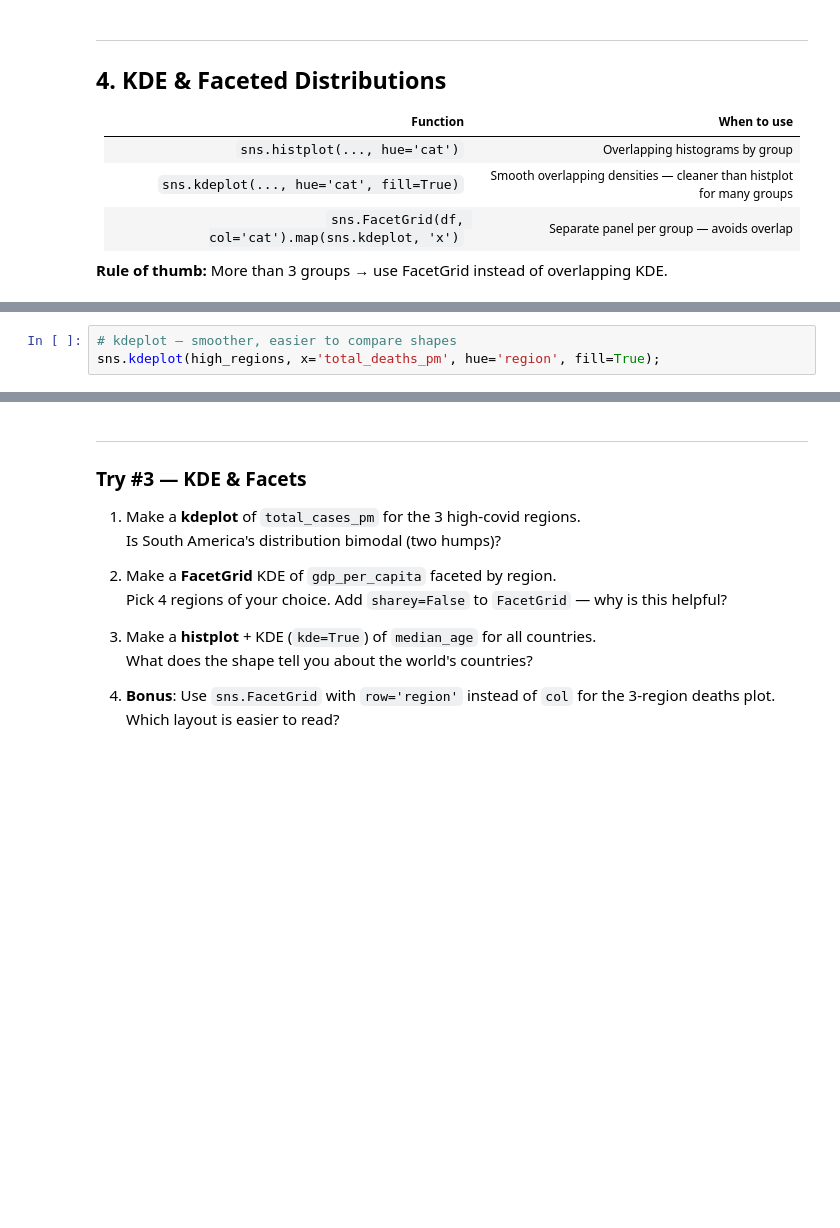
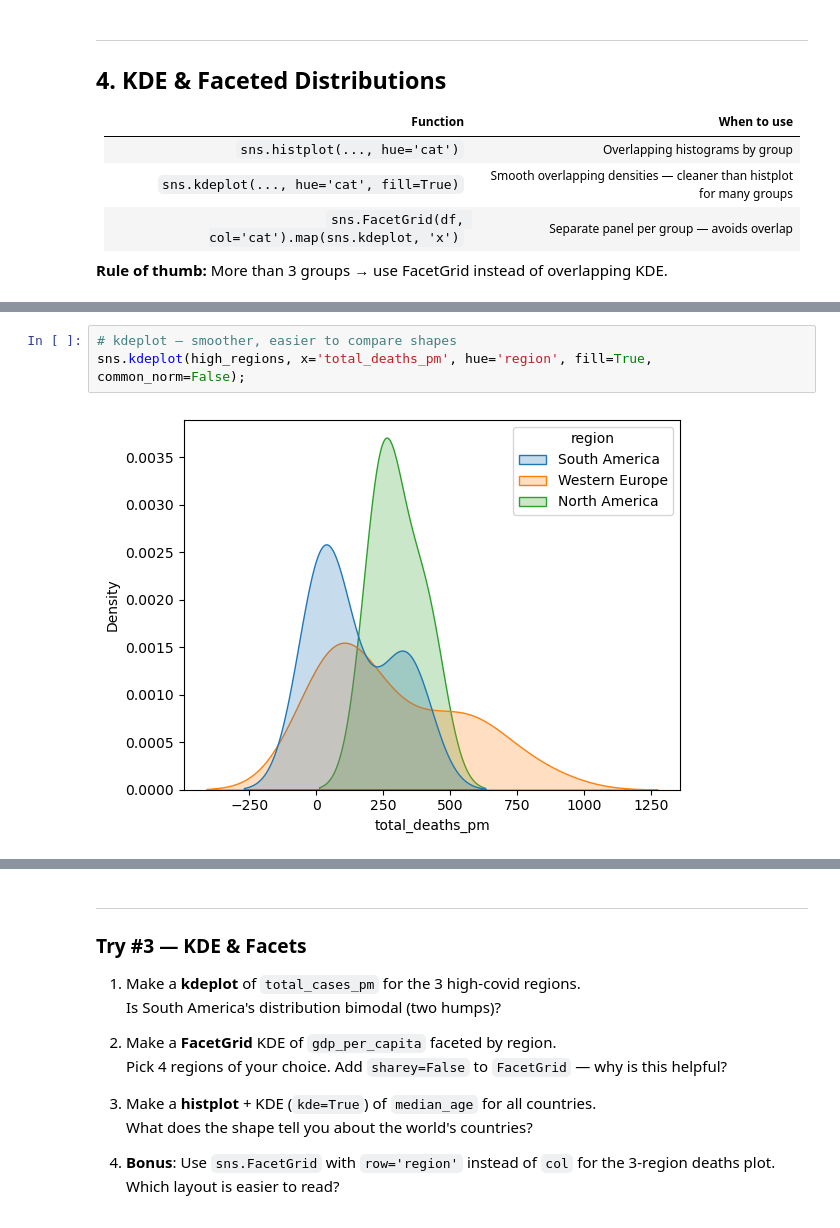
Before and after one commit to mlekimchi/data271_sp26, a Jupyter notebook: lectures/data271_lec22-ekc.ipynb, the cells around one changed output, grey strips where cells are left out. Cells and saved outputs as stored; diff of their text form; blank space fills up the shorter version.

```diff
--- a/lectures/data271_lec22-ekc.ipynb
+++ b/lectures/data271_lec22-ekc.ipynb
@@ -300,6 +340,8 @@ sns.histplot(high_regions, x='total_deaths_pm', hue='region');
 # %%
 # kdeplot — smoother, easier to compare shapes
-sns.kdeplot(high_regions, x='total_deaths_pm', hue='region', fill=True);
+sns.kdeplot(high_regions, x='total_deaths_pm', hue='region', fill=True, common_norm=False);
+# %% [output]
+[figure, added]
 # %%
 # FacetGrid — one panel per group (clearest for 3+ groups)
 g = sns.FacetGrid(high_regions, col='region', hue='region')
```
Also changed, not shown: parts of 13 cells of this notebook.
